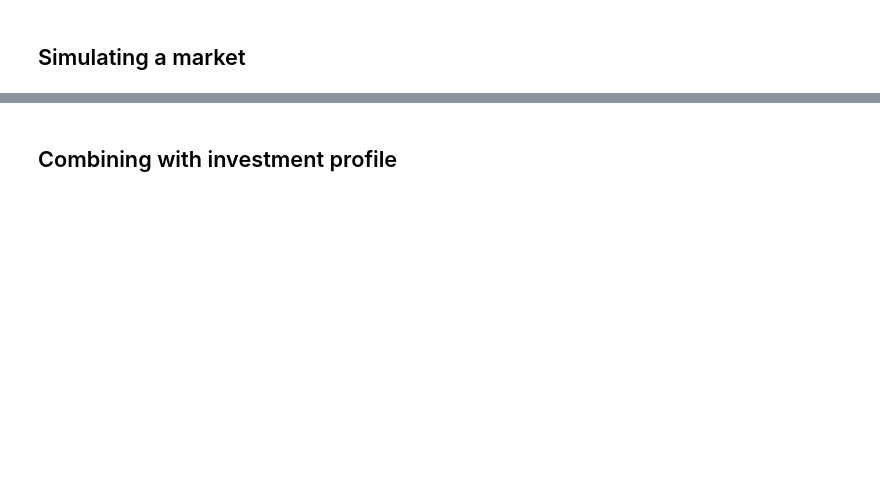
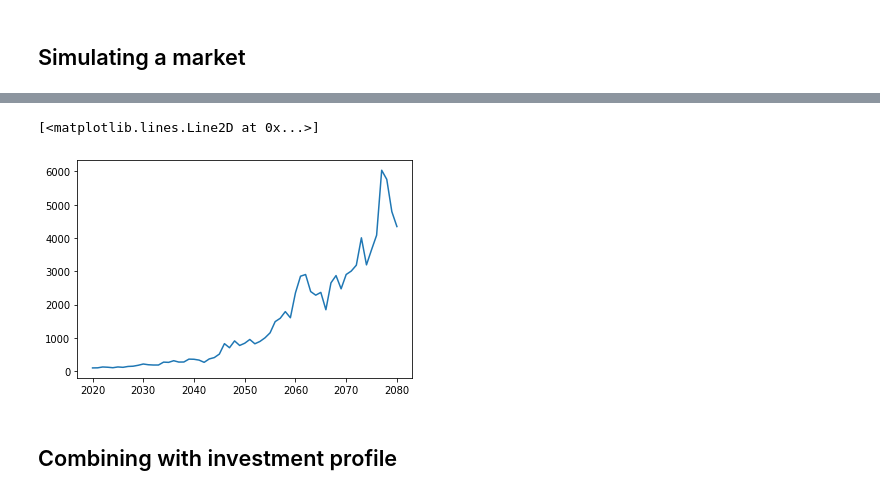
Before and after one commit to neriksen/applied_finance, a Jupyter notebook: portfolio_return.ipynb, the cells around one changed output, grey strips where cells are left out. Cells and saved outputs as stored; diff of their text form; code cells hidden in the pictures; blank space fills up the shorter version.

```diff
--- a/portfolio_return.ipynb
+++ b/portfolio_return.ipynb
@@ -31,3 +38,8 @@ market.index = market.index.year
+# %%
+plt.plot(market['Price'])
+# %% [output]
+[<matplotlib.lines.Line2D at 0x...>]
+[figure, added]
 # %% [markdown]
 ## Combining with investment profile
 # %%
```
Also changed, not shown: parts of 9 cells of this notebook.
